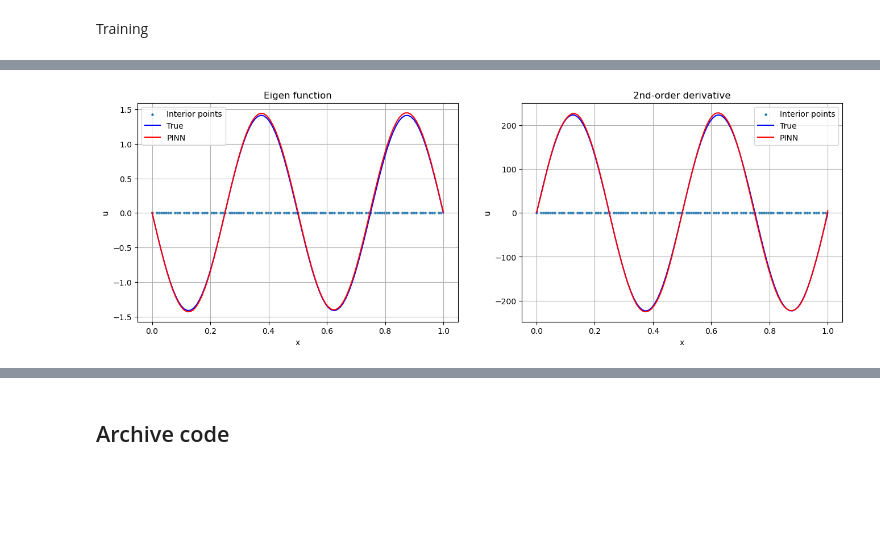
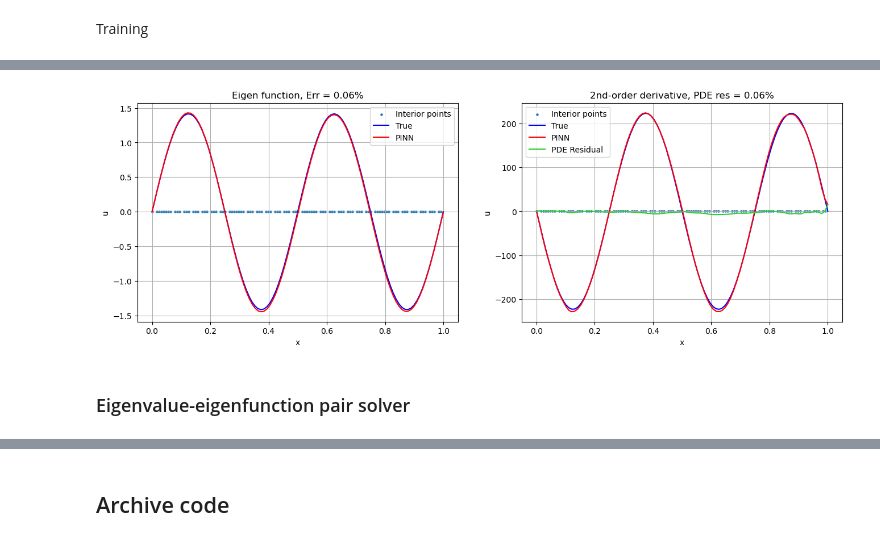
Before and after one commit to GentleMin/PyCrete, a Jupyter notebook: eigenpinns.ipynb, the cells around one changed output, grey strips where cells are left out. Saved outputs shown, nothing was run; the diff lists cells and outputs as text; code cells hidden in the pictures; blank space fills up the shorter version.

```diff
--- a/eigenpinns.ipynb
+++ b/eigenpinns.ipynb
@@ -66,7 +63,11 @@ class Eigen_Standing_Wave_1D(pinn_eigen.EigenFuncNN1D):
         self.approximator = forward_approx
 
     def forward(self, x_input):
-        return self.approximator(self.normalize(x_input))
+        # Kantorovich's trick
+        return self.approximator(self.normalize(x_input))*x_input*(1 - x_input)
+
+    # def forward(self, x_input):
+    #     return self.approximator(self.normalize(x_input))
 
     def residual(self, x_int):
         x_int.requires_grad = True
@@ -89,14 +90,14 @@ $$
 # %%
 torch.manual_seed(42)
 
-nn_approx = pinn_eigen.uniform_MLP(in_dim=1, out_dim=1, neurons=20, n_hidden_layers=2)
-nn_approx.apply(pinn_eigen.linear_init_xavier)
+nn_approx = pinn_core.uniform_MLP(in_dim=1, out_dim=1, neurons=20, n_hidden_layers=2)
+nn_approx.apply(pinn_core.linear_init_xavier)
 
 k_true = 4.
 eigval_true = -(k_true*np.pi)**2
 
-eigen_nn = Eigen_Standing_Wave_1D(nn_approx, eigval_true, x_range=torch.tensor([[0, 1]]), bc_weight=1.5e+4, mag_weight=1e+4)
-optim_adam = torch.optim.Adam(nn_approx.parameters(), lr=1.e-3, weight_decay=2e-5)
+eigen_nn = Eigen_Standing_Wave_1D(nn_approx, eigval_true, x_range=torch.tensor([[0, 1]]), bc_weight=0, mag_weight=3e+3)
+optim_adam = torch.optim.Adam(nn_approx.parameters(), lr=2.e-3, weight_decay=3e-5)
 # %% [markdown]
 Training
 # %%
@@ -163,32 +164,43 @@ Average training loss = 1.721407
 # %%
+# Forward evaluation
 x_array = torch.atleast_2d(torch.linspace(0, 1, 100)).T
 x_array.requires_grad = True
 u_pred = eigen_nn.forward(x_array)
 du_dx_pred = torch.autograd.grad(u_pred.sum(), x_array, create_graph=True)[0]
 d2u_dx2_pred = torch.autograd.grad(du_dx_pred.sum(), x_array)[0]
 
+# Decide plotting sign on the eigenvalue
+u_true = torch.sqrt(torch.tensor(2))*torch.sin(k_true*np.pi*x_array)
+sign = 1 if torch.sum(torch.abs(u_true - u_pred)) < torch.sum(torch.abs(u_true + u_pred)) else -1
+rel_err = torch.sum((u_true - sign*u_pred)**2)/torch.sum(u_pred**2)
+pde_res = torch.sum((d2u_dx2_pred - eigval_true*u_pred)**2)/torch.sum(d2u_dx2_pred**2)
+
+# Plotting
 fig, axes = plt.subplots(nrows=1, ncols=2, figsize=(16, 5))
 
 ax = axes[0]
 ax.scatter(eigen_nn.train_pt_int.detach().numpy(), np.zeros(100), 5, label="Interior points")
-ax.plot(x_array.detach().numpy(), -np.sqrt(2)*np.sin(k_true*np.pi*np.linspace(0, 1, num=100)), 'b-', label="True")
+ax.plot(x_array.detach().numpy(), sign*np.sqrt(2)*np.sin(k_true*np.pi*np.linspace(0, 1, num=100)), 'b-', label="True")
 ax.plot(x_array.detach().numpy(), u_pred.detach().numpy(), 'r-', label="PINN")
 ax.grid(which="both")
 ax.set_xlabel("x")
 ax.set_ylabel("u")
 ax.legend()
-ax.set_title("Eigen function")
+ax.set_title("Eigen function, Err = {:.2%}".format(rel_err.detach().numpy().item()))
 
 ax = axes[1]
 ax.scatter(eigen_nn.train_pt_int.detach().numpy(), np.zeros(100), 5, label="Interior points")
-ax.plot(x_array.detach().numpy(), -np.sqrt(2)*eigval_true*np.sin(k_true*np.pi*np.linspace(0, 1, num=100)), 'b-', label="True")
+ax.plot(x_array.detach().numpy(), sign*np.sqrt(2)*eigval_true*np.sin(k_true*np.pi*np.linspace(0, 1, num=100)), 'b-', label="True")
 ax.plot(x_array.detach().numpy(), d2u_dx2_pred.detach().numpy(), 'r-', label="PINN")
+ax.plot(x_array.detach().numpy(), d2u_dx2_pred.detach().numpy() - eigval_true*u_pred.detach().numpy(), '-', color="limegreen", label="PDE Residual")
 ax.grid(which="both")
 ax.set_xlabel("x")
 ax.set_ylabel("u")
 ax.legend()
-ax.set_title("2nd-order derivative")
+ax.set_title("2nd-order derivative, PDE res = {:.2%}".format(pde_res.detach().numpy().item()))
 
 plt.show()
 # %% [output]
-[figure, old version]
+[figure, new version]
+# %% [markdown]
+### Eigenvalue-eigenfunction pair solver
```
Also changed, not shown: parts of 8 cells of this notebook, 3 other files.
